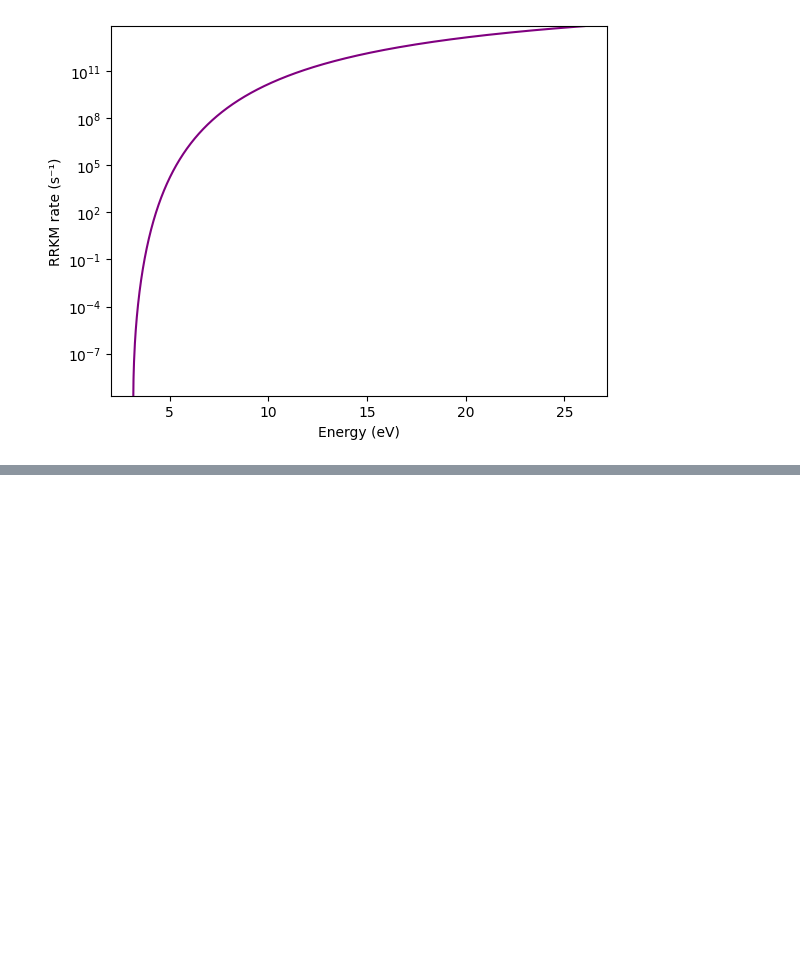
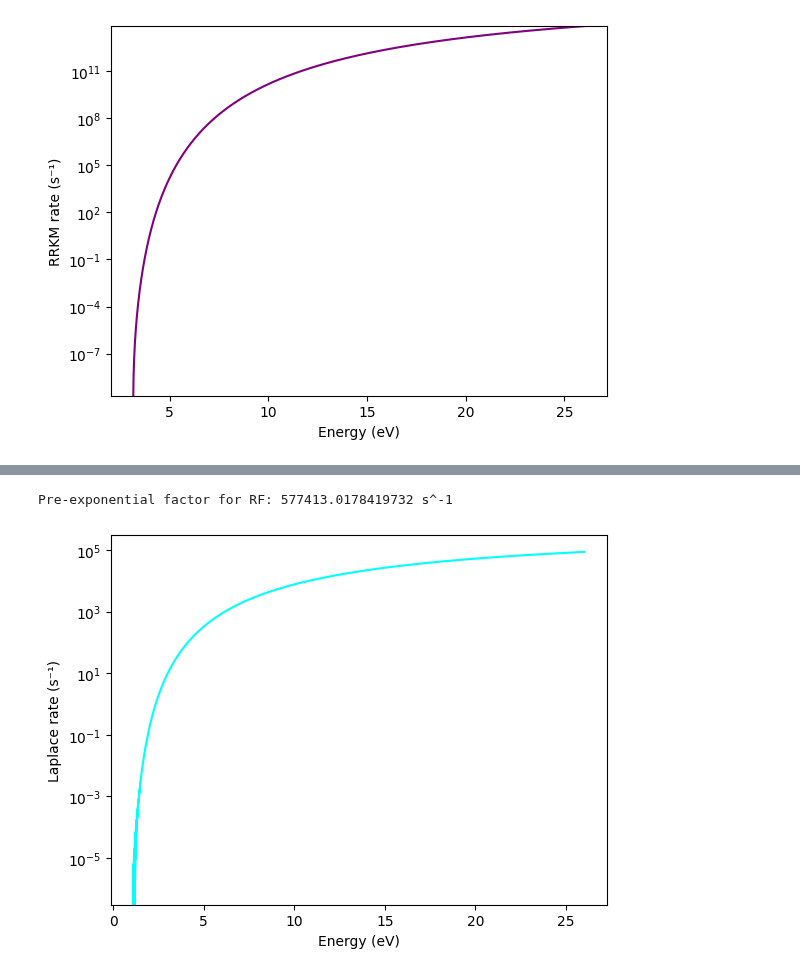
Before and after one commit to mustafa9812/Project-Cynap, a Jupyter notebook: Cynapfolder/calculations.ipynb, the cells around one changed output, grey strips where cells are left out. Drawn from its saved outputs; the diff is of its cells as text; code cells hidden in the pictures; blank space fills up the shorter version.

Commit message:
Addition of the Recurrent Fluorescence code rate for cation 1-cyanonaphthalene

```diff
--- a/Cynapfolder/calculations.ipynb
+++ b/Cynapfolder/calculations.ipynb
@@ -382,3 +379,62 @@ plt.show()
 # %%
 # Recurrent fluoresence rate
+
+# DOS DATA
+df = pd.read_csv(
+    r'C:\Users\Mustafa\Documents\GitHub\Project-Cynap\Cynapfolder\Database\Densum_input_1cyano\Models\C-1-cyanonaphthalene\vibs\densum.out',
+    skiprows=115,
+    sep='\s+',
+    names=["No.", "E-Emin", "Density", "Sum"])
+
+# CONSTANTS & PARAMETERS
+eps_0 = 8.854e-12   # Vacuum permitivity in F/m
+m_e = 9.109e-31     # Electron mass in kg
+e = 1.602e-19       # Elementary charge in C
+c = 2.998e8         # Speed of light in m/s
+f_osc = 0.011       # Oscillator strength for RF from H. Stocket et al. https://doi.org/10.1038/s41467-023-36092-0. Modeled using Franck-Condon-Herzberg-Teller simulation at the ωB97X-D/cc-pVDZ level of theory.
+v_el = 1.10 / h_eV  # Electronic energy in Hz for cation 1-cyanonaphthalene derived from H. Stocket et al. https://doi.org/10.1038/s41467-023-36092-0.
+wave_v_el = 8870    # cm^-1 for cation 1-cyanonaphthalene
+
+# LISTS
+k_RF_list = []
+filtered_energies_list = []
+energies_list = df["E-Emin"].tolist()
+density_of_states_list1 = df["Density"].tolist()
+density_of_states_list2 = df["Density"].tolist()
+
+# FUNCTIONS
+def pre_exponential_factor_RF(v_el, f_osc):
+    A_RF = (2 * np.pi * (v_el ** 2) * (e **2) * f_osc) / (eps_0 * m_e * c ** 3)
+    return A_RF
+
+print("Pre-exponential factor for RF:", pre_exponential_factor_RF(v_el, f_osc), "s^-1")
+
+def RF_dissociation_rate(A_RF, DOS_E_vel, DOS_E):
+    k_RF = (A_RF * DOS_E_vel) / DOS_E
+    return k_RF
+
+# CALCULATIONS
+for energy, unchanged_DOS in zip(energies_list, density_of_states_list2):
+    if energy <= wave_v_el:
+        continue
+
+    E_available = energy - wave_v_el
+    index = int(E_available / cm_grain)
+
+    changed_DOS = density_of_states_list1[index]
+    k = RF_dissociation_rate(A_RF=(pre_exponential_factor_RF(v_el, f_osc)), DOS_E_vel=changed_DOS, DOS_E=unchanged_DOS)
+    k_RF_list.append(k)
+    filtered_energies_list.append(energy)
+
+filtered_energies_list_eV = [e * cm_to_eV for e in filtered_energies_list]
+
+# PLOTTING
+plt.plot(filtered_energies_list_eV, k_RF_list, color='cyan')
+plt.xlabel('Energy (eV)')
+plt.ylabel('Laplace rate (s⁻¹)')
+plt.yscale('log')
+plt.show()
+# %% [output]
+Pre-exponential factor for RF: 577413.0178419732 s^-1
+[figure, added]
 # %%
```
Also changed, not shown: parts of 2 cells of this notebook.
